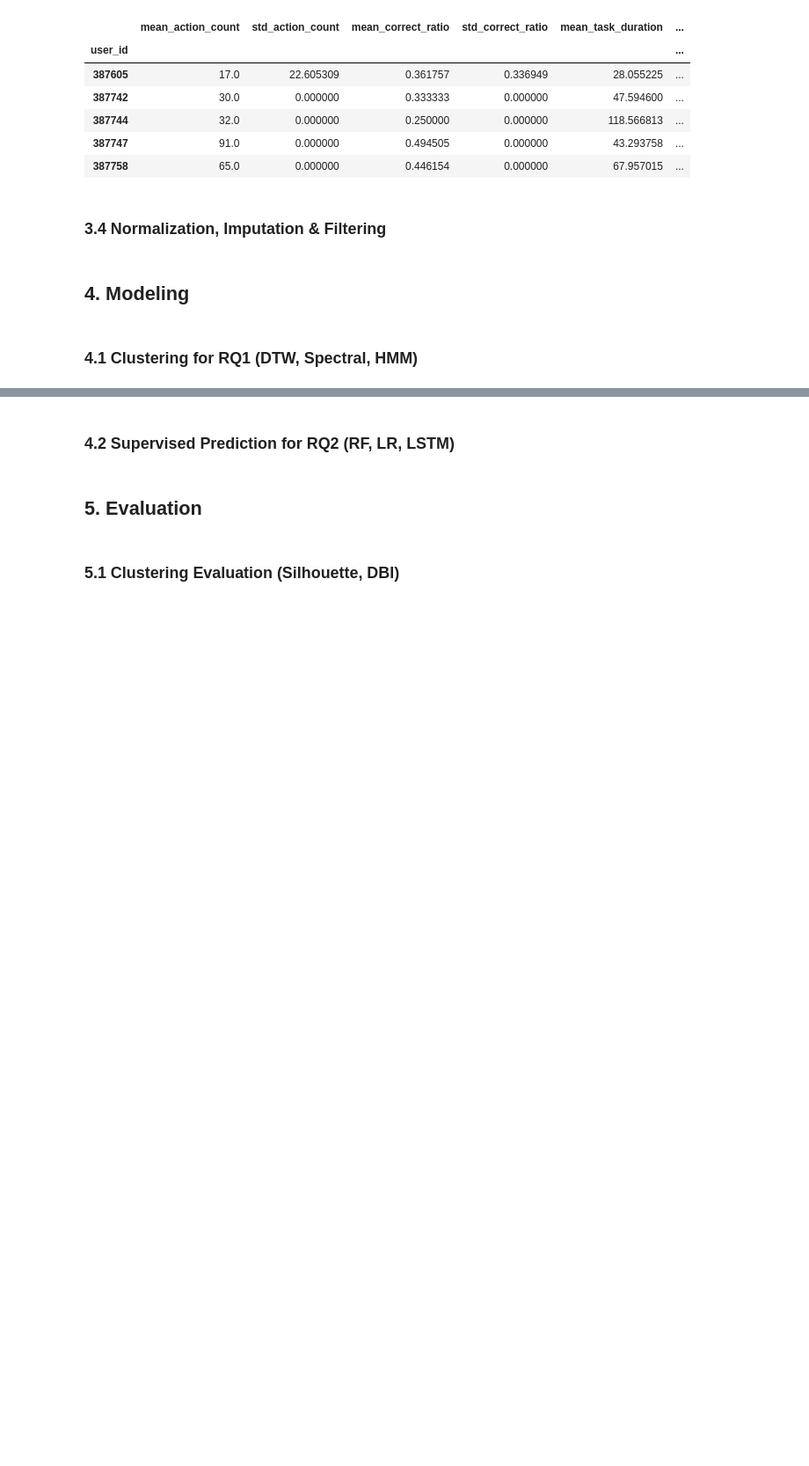
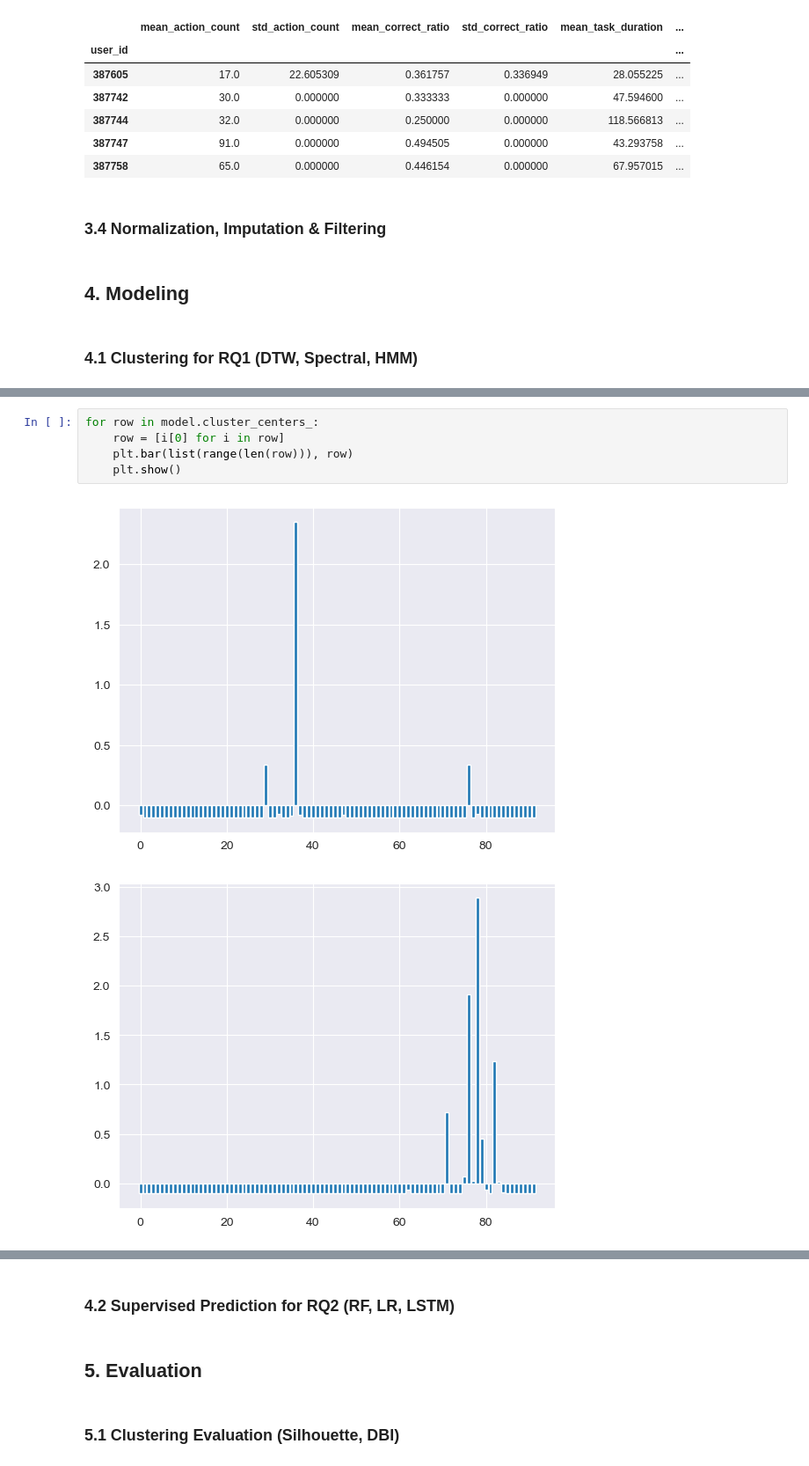
Before and after one commit to linou12/DataWhisperers, a Jupyter notebook: m6_DataWhisperers.ipynb, the cells around one changed output, grey strips where cells are left out. Shown at 88% size. Drawn from its saved outputs; the diff is of its cells as text; blank space fills up the shorter version.

```diff
--- a/m6_DataWhisperers.ipynb
+++ b/m6_DataWhisperers.ipynb
@@ -562,0 +661,8 @@ df_q2.head()
+# %%
+for row in model.cluster_centers_:
+    row = [i[0] for i in row]
+    plt.bar(list(range(len(row))), row)
+    plt.show()
+# %% [output]
+[figure, added]
+[figure, added]
```
Also changed, not shown: parts of 20 cells of this notebook, 1 other file.
